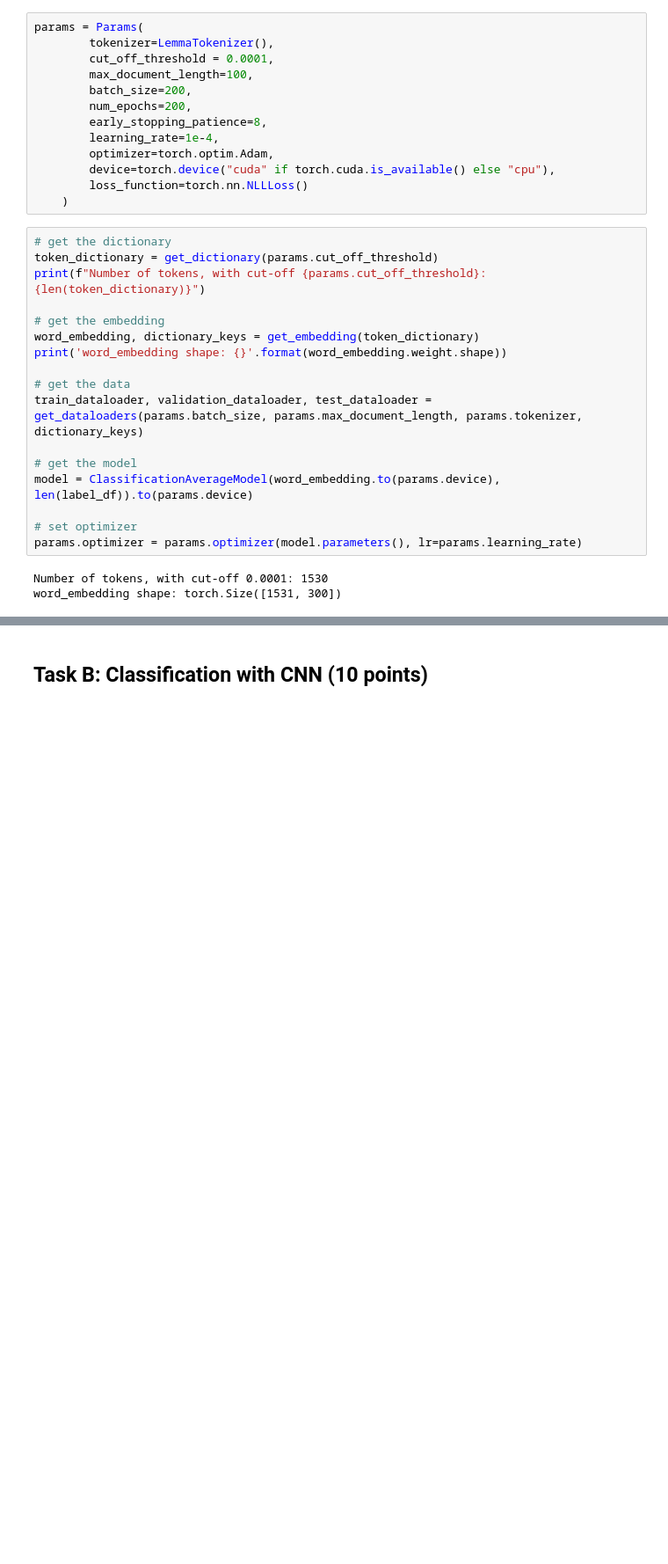
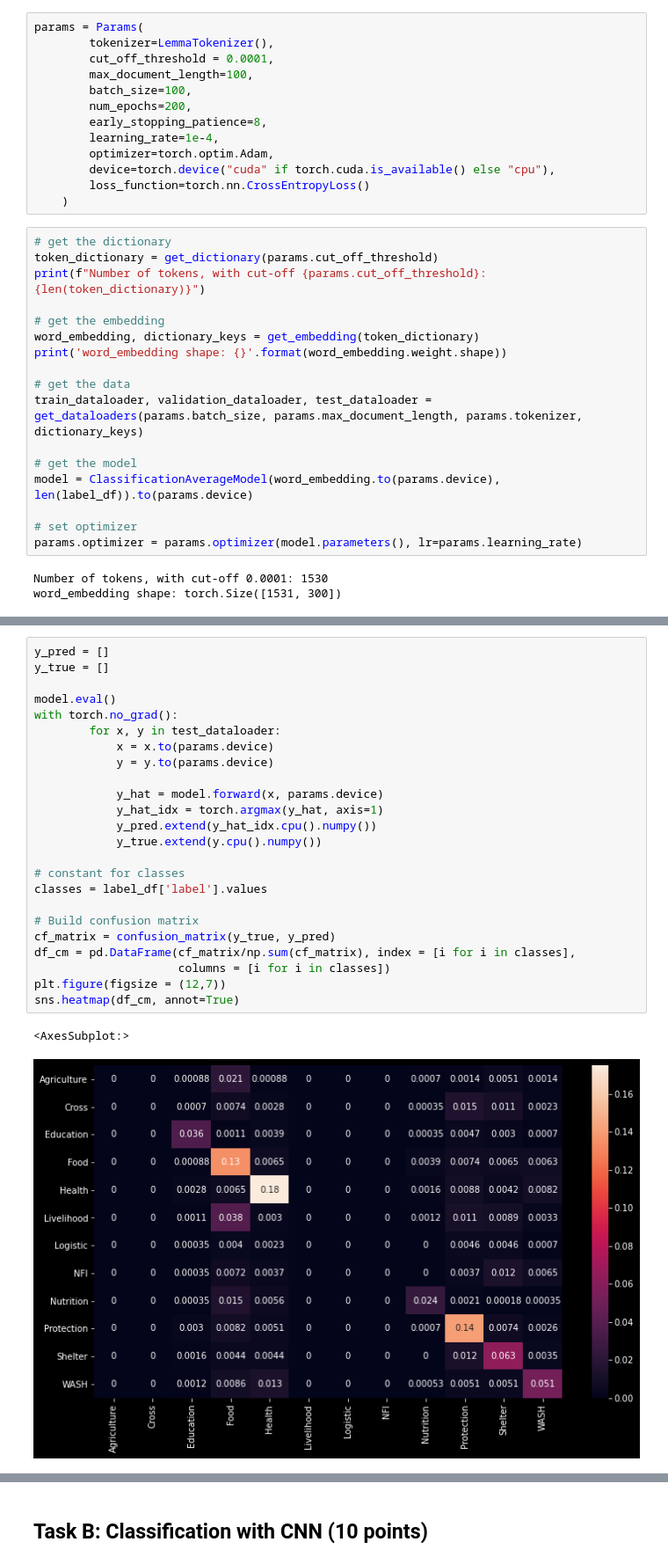
Before and after one commit to lukaskurz/nlp_deeplearning_2022, a Jupyter notebook: Assignment1_Classification.ipynb, the cells around one changed output, grey strips where cells are left out. Shown: that part at 88% size. Saved outputs shown, nothing was run; the diff lists cells and outputs as text; blank space fills up the shorter version.

```diff
--- a/Assignment1_Classification.ipynb
+++ b/Assignment1_Classification.ipynb
@@ -698,13 +703,13 @@ params = Params(
         tokenizer=LemmaTokenizer(),
         cut_off_threshold = 0.0001,
         max_document_length=100,
-        batch_size=200,
+        batch_size=100,
         num_epochs=200,
         early_stopping_patience=8,
         learning_rate=1e-4,
         optimizer=torch.optim.Adam,
         device=torch.device("cuda" if torch.cuda.is_available() else "cpu"),
-        loss_function=torch.nn.NLLLoss()
+        loss_function=torch.nn.CrossEntropyLoss()
     )
 # %%
 # get the dictionary
@@ -739,0 +746,27 @@ Test set accuracy: 0.6022413681293356
+# %%
+y_pred = []
+y_true = []
+
+model.eval()
+with torch.no_grad():
+        for x, y in test_dataloader:
+            x = x.to(params.device)
+            y = y.to(params.device)
+
+            y_hat = model.forward(x, params.device)
+            y_hat_idx = torch.argmax(y_hat, axis=1)
+            y_pred.extend(y_hat_idx.cpu().numpy())
+            y_true.extend(y.cpu().numpy())
+
+# constant for classes
+classes = label_df['label'].values
+
+# Build confusion matrix
+cf_matrix = confusion_matrix(y_true, y_pred)
+df_cm = pd.DataFrame(cf_matrix/np.sum(cf_matrix), index = [i for i in classes],
+                     columns = [i for i in classes])
+plt.figure(figsize = (12,7))
+sns.heatmap(df_cm, annot=True)
+# %% [output]
+<AxesSubplot:>
+[figure, added]
```
Also changed, not shown: parts of 5 cells of this notebook.
